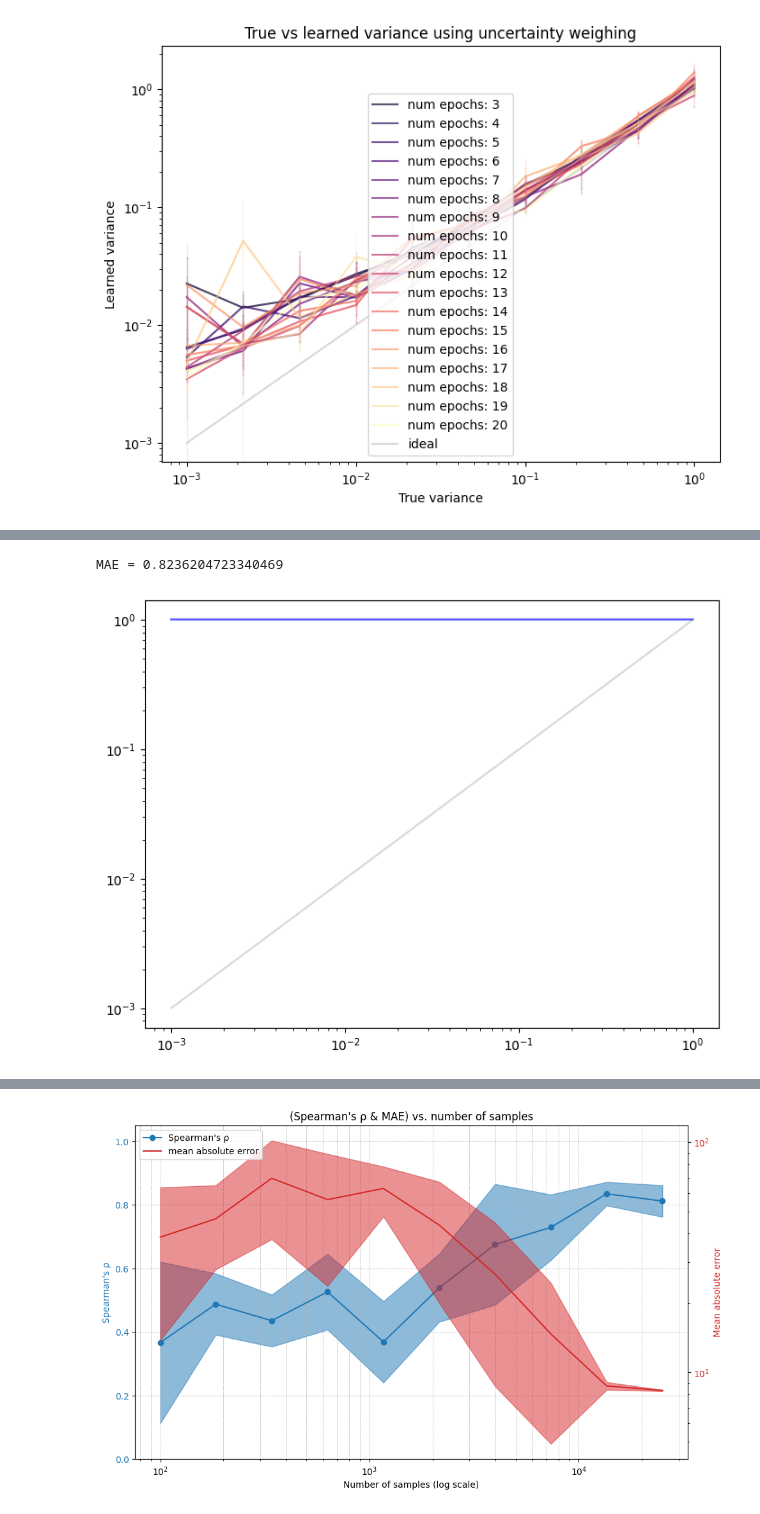
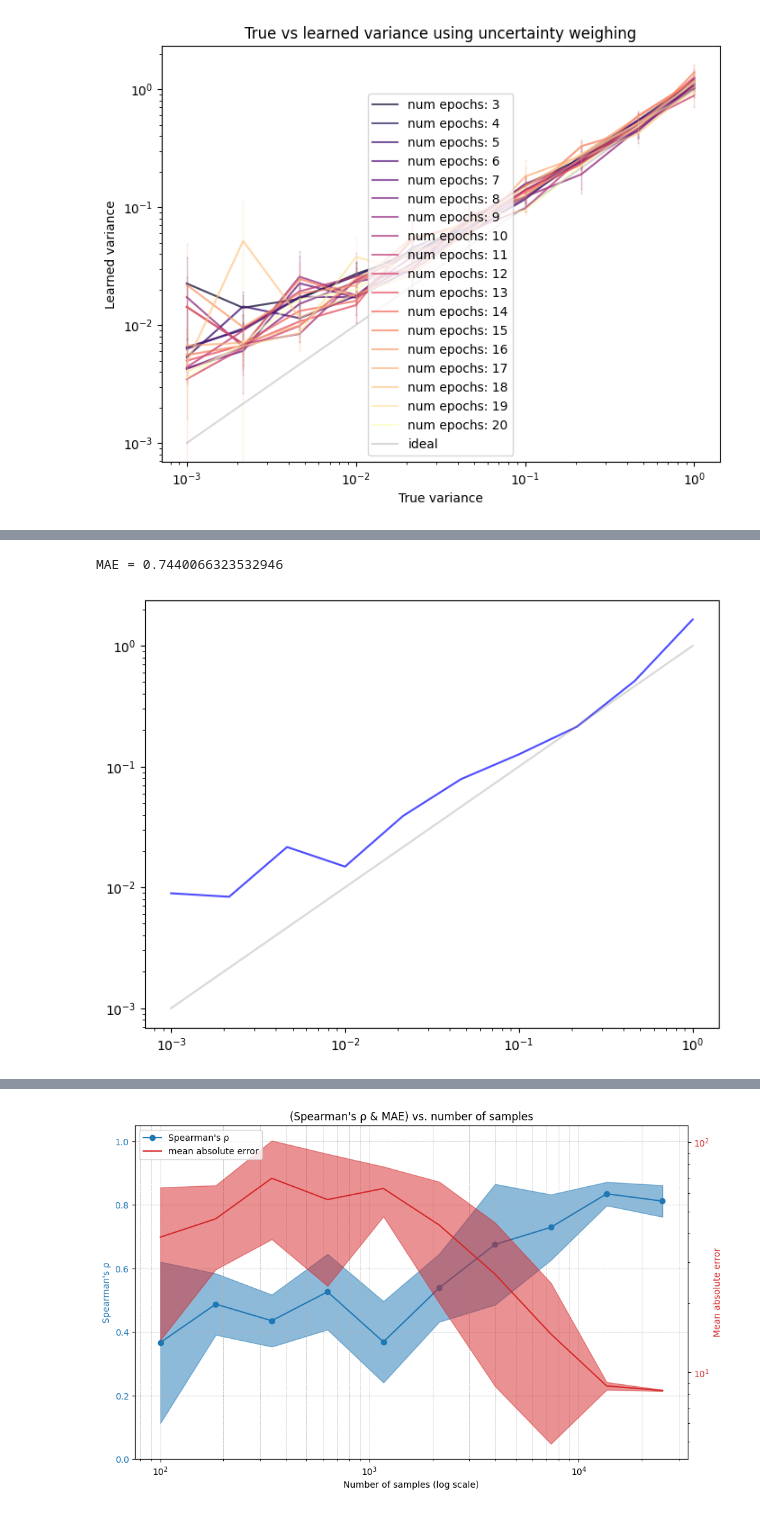
Before and after one commit to graphcore-research/minimol, a Jupyter notebook: notebooks/uncertainty_weighing.ipynb, the cells around one changed output, grey strips where cells are left out. Cells and saved outputs as stored; diff of their text form; code cells hidden in the pictures.

```diff
--- a/notebooks/uncertainty_weighing.ipynb
+++ b/notebooks/uncertainty_weighing.ipynb
@@ -392,12 +399,11 @@ import matplotlib.pyplot as plt
 from sklearn.metrics import mean_absolute_error as mae
 import scipy.stats as stats
 
-
 plt.figure(figsize=(8, 6))
 
-lrs = np.logspace(-3.0, 0.0, 10)
+lrs = np.logspace(-2.0, 0.5, 10)
 print(lrs)
-true_vars = np.logspace(-3.0, 0.0, 10)
+true_vars = np.logspace(-2.0, 0.5, 10)
 gofs = np.zeros((len(lrs), len(lrs)))
 colors = plt.cm.magma(np.linspace(0.1, 1, len(lrs)))
 device = torch.device('cpu')
@@ -417,8 +423,8 @@ for i, lr_weights in enumerate(lrs):
                         variance,
                         epochs=5,
                         seed=seed,
-                        batch_size=2,
-                        samples=500,
+                        batch_size=4,
+                        samples=2000,
                         device=device,
                         lr=(lr_weights, lr_uw),
                         uncertainty_weighing=True
@@ -429,7 +435,7 @@ for i, lr_weights in enumerate(lrs):
 
         gofs[i][k] = mae(true_vars, learned_vars)
 
-gofs_clipped = np.clip(gofs, 0, 1.5)
+gofs_clipped = np.log(np.clip(gofs, 0, 2.5))
 
 plt.figure(figsize=(10, 8))
 plt.imshow(gofs_clipped, aspect='auto', cmap='magma', origin='lower', extent=[lrs.min(), lrs.max(), lrs.min(), lrs.max()])
@@ -447,32 +464,36 @@ plt.show()
 # %%
+from sklearn.metrics import mean_absolute_error as mae
+
+repeats = 1
 true_vars = np.logspace(-3, 0, 10)
+learned_vars = np.zeros_like(true_vars)
 
 for j, variance in enumerate(true_vars):
     var_samples = []
 
-    for seed in range(1, 4):
+    for seed in range(repeats):
         var_samples.append(
             run(
                 variance,
-                epochs=5,
-                seed=42,
-                batch_size=2,
-                samples=50,
-                device=device,
-                lr=(1e-3, 1e-6),
-                uncertainty_weighing=True
+                epochs=1,
+                batch_size=1,
+                samples=2000,
+                lr=(1e-1, 1e-1),
+                # prior=lambda x: x/3
+                device=torch.device('cpu'),
+                uncertainty_weighing=True,
             )
         )
 
     learned_vars[j] = np.mean(var_samples)
 
-print(f'MAE = {mae(true_vars, learned_vars)}')
+print(f'MAE = {mae(np.log(true_vars), np.log(learned_vars))}')
 plt.figure(figsize=(8, 6))
 plt.plot(true_vars, learned_vars, color='blue', alpha=0.7, label=f'estimated variance')
 plt.plot(true_vars, true_vars, c='gray', alpha=0.3, label='ideal')
 plt.xscale('log')
 plt.yscale('log')
 plt.show()
 # %% [output]
-MAE = 0.8236204723340469
+MAE = 0.7440066323532946
-[figure, old version]
+[figure, new version]
```
Also changed, not shown: parts of 4 cells of this notebook, 1 other file.
